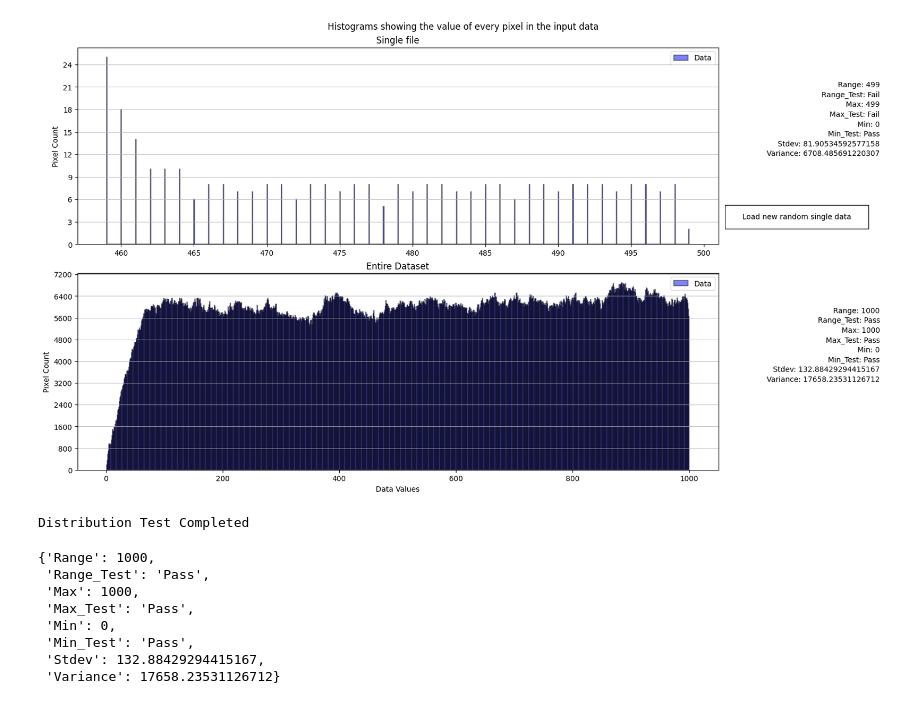
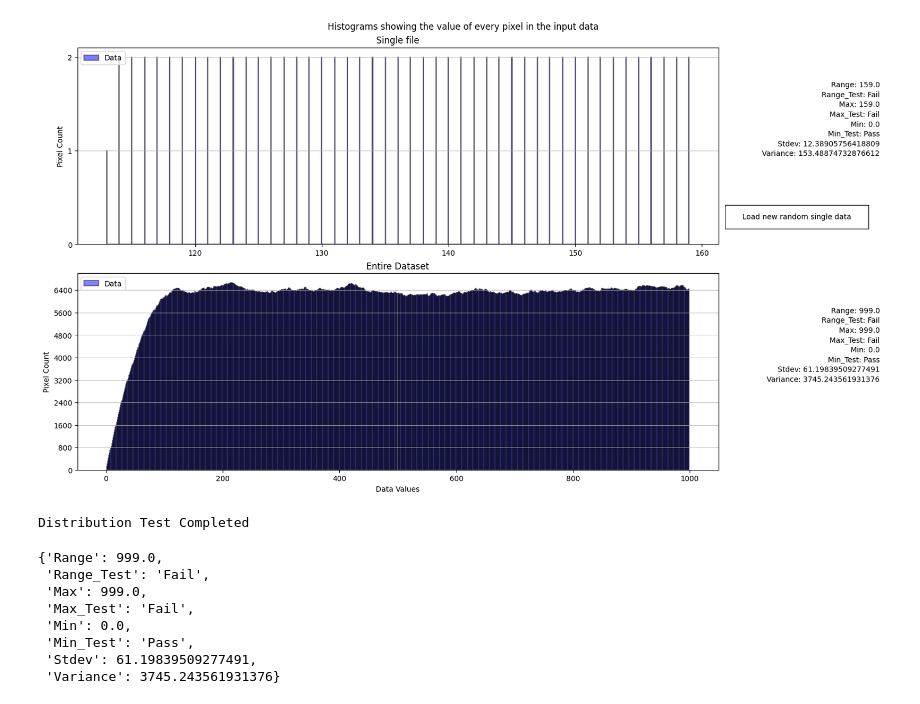
Before and after one commit to Adillwma/DeepClean3D, a Jupyter notebook: Standalone Dataset Test.ipynb, the cells around one changed output. Saved outputs shown, nothing was run; the diff lists cells and outputs as text; code cells hidden in the pictures.

```diff
--- a/Standalone Dataset Test.ipynb
+++ b/Standalone Dataset Test.ipynb
@@ -1,40 +1,40 @@
 # %%
 # -*- coding: utf-8 -*-
 """
 Created on Thursday March 2 2023
 Standalone Dataset Test V1.0.0
 Author: Adill Al-Ashgar
 University of Bristol
 
 Created to avoid messing around with broken datasets any longer, now dataset can immidetly
 be verified for correct dtype, correct image size and correct min-max value range distribution.
 
 ### Improvements to be made
 # Want to add this (or just the raw intergrity and dist test files) into the actual dataset generator so that: 1) it automatically can report if the dataset ccontains an error during creation. 2) it automatically saves the dataset report (the integrity check vals etc and the distribution image) to a folder related to the datsaset.
 # Improve formatting and readbility of termian prints during tests
 # No need to double load the data if running both tests! (even though second time is very fast as data already in ram or cached from first load)
 # Improve dataset dist tester, add red or green test passed/failed to the stats on graph edge, remove uneeded stats, add max and mix
 """
 
 #%% - User Inputs
 time_dimension = 1000
-dataset_full_filepath = r"N:\Yr 3 Project Datasets\PDT 10K"
+dataset_full_filepath = r"N:\Yr 3 Project Datasets\RDT 50KM Fix"
 
 #%% - Load Tests
 from DC3D_V3.Helper_files.Dataset_distribution_tester_V1 import dataset_distribution_tester
 from DC3D_V3.Helper_files.Dataset_Integrity_Check_V1 import dataset_integrity_check
 
 #%% - Run Tests
 #dataset_integrity_check(dataset_full_filepath, full_test=True, print_output=True)
 dataset_distribution_tester(dataset_full_filepath, time_dimension=time_dimension, ignore_zero_vals_on_plot=True)
 # %% [output]
-[figure, old version]
+[figure, new version]
 Distribution Test Completed
-{'Range': 1000,
- 'Range_Test': 'Pass',
- 'Max': 1000,
- 'Max_Test': 'Pass',
- 'Min': 0,
+{'Range': 999.0,
+ 'Range_Test': 'Fail',
+ 'Max': 999.0,
+ 'Max_Test': 'Fail',
+ 'Min': 0.0,
  'Min_Test': 'Pass',
- 'Stdev': 132.88429294415167,
- 'Variance': 17658.23531126712}
+ 'Stdev': 61.19839509277491,
+ 'Variance': 3745.243561931376}
```
Also changed, not shown: 19 other files.
